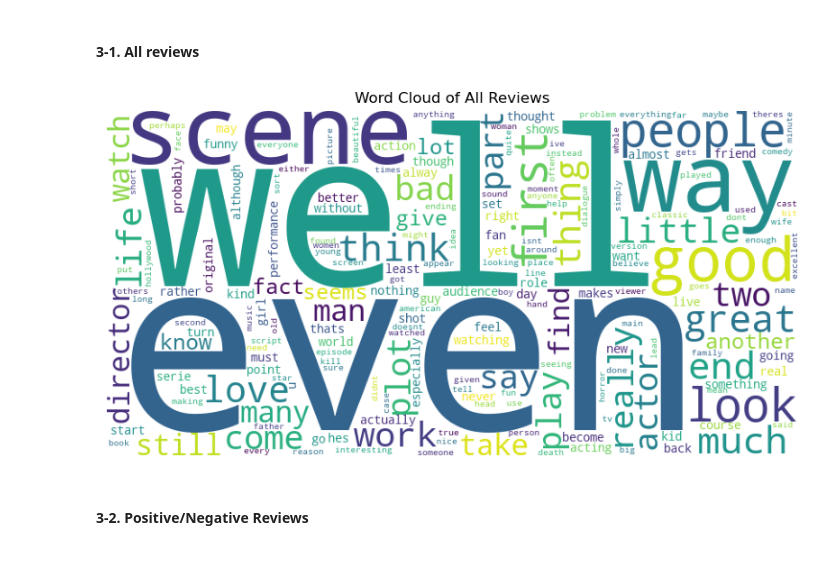
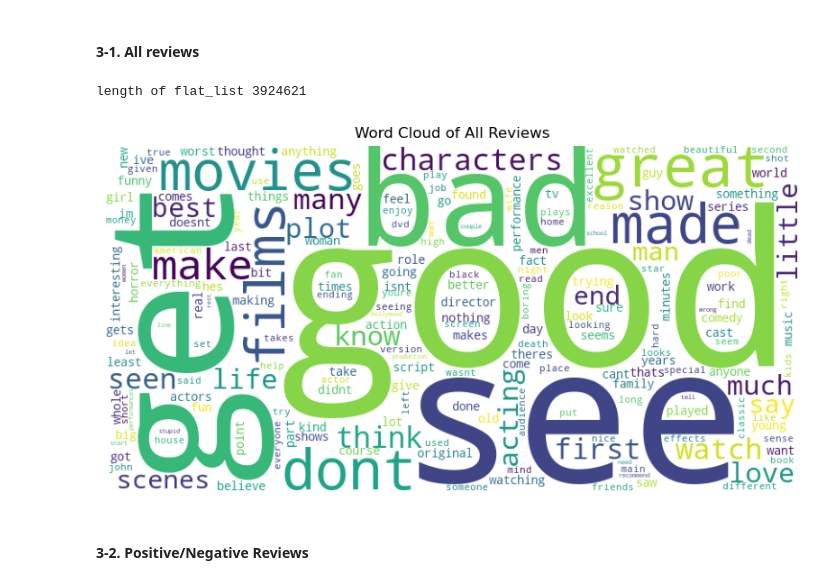
Before and after one commit to ejklike/python-tutorial, a Jupyter notebook: 05_text_mining/5-04_word_cloud_from_csv_en.ipynb, the cells around one changed output. Cells and saved outputs as stored; diff of their text form; code cells hidden in the pictures.

```diff
--- a/05_text_mining/5-04_word_cloud_from_csv_en.ipynb
+++ b/05_text_mining/5-04_word_cloud_from_csv_en.ipynb
@@ -62,16 +59,43 @@ def draw_wordcloud(text, title=None):
+# %%
+from wordcloud import WordCloud
+import matplotlib.pyplot as plt
+from collections import Counter
+
+def draw_wordcloud(words, title=None):
+    word_frequencies_dict = Counter(words)
+    wordcloud = WordCloud(width=800, height=400, background_color='white')
+    wordcloud = wordcloud.generate_from_frequencies(word_frequencies_dict)
+
+    plt.figure(figsize=(10, 5))
+    plt.imshow(wordcloud)
+    if title:
+        plt.title(title)
+    plt.axis('off')
+    plt.show()
 # %%
-custom_stopwords = ['movie', 'movies', 'film', 'films', 'one', 'character', 'characters', 'make', 'made', 'story', 'see', 'seen', 'saw', 'seem', 'show', 'time', ]
-df['processed_review'] = df['text'].apply(lambda x: get_preprocessed_corpus(x, custom_stopwords=custom_stopwords))
+custom_stopwords = ['movie', 'film', 'one', 'character', 'story', 'people', 'scene', 'way', 'thing', 'time',]
+df['words'] = df['text'].apply(
+    lambda x: get_words(x, custom_stopwords=custom_stopwords))
 # %% [markdown]
 ### 3. Draw Wordclouds
 # %% [markdown]
 #### 3-1. All reviews
 # %%
-text_all = ' '.join(df['processed_review'])
+import itertools
 
-draw_wordcloud(text_all, title='Word Cloud of All Reviews')
+def flatten_list(list_of_lists):
+    return list(itertools.chain.from_iterable(list_of_lists))
+
+# get words for all reviews
+list_of_lists = df['words'].tolist()
+flat_list = flatten_list(list_of_lists)
+print('length of flat_list', len(flat_list))
+
+# draw word cloud for all reviews
+draw_wordcloud(flat_list, title='Word Cloud of All Reviews')
 # %% [output]
+length of flat_list 3924621
-[figure, old version]
+[figure, new version]
 # %% [markdown]
 #### 3-2. Positive/Negative Reviews
 # %%
```
Also changed, not shown: parts of 8 cells of this notebook, 1 other file.
